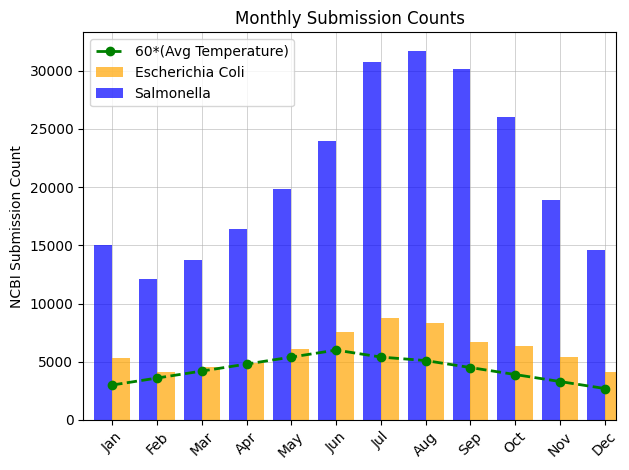
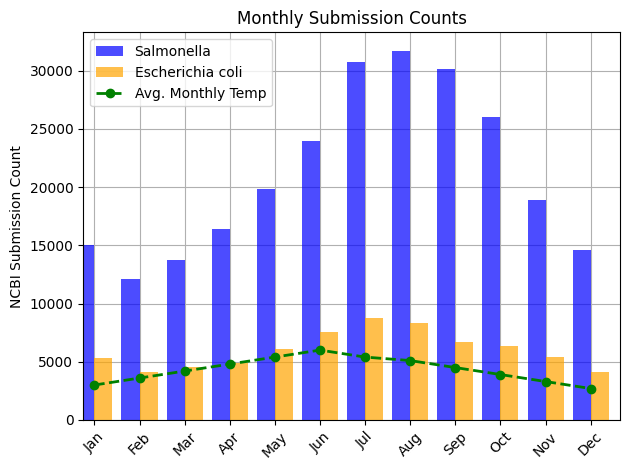
The change to this notebook cell's code, shown as a diff; its figure went from the first image to the second:
--- before
+++ after
@@ -1,17 +1,19 @@
-#Make a bar chart displaying monthly_counts1 and monthly_counts2
+#Make a bar chart displaying monthly_counts1 and monthly_counts2, and overlaying the average monthly temperatures as a line plot
+monthly_counts2.plot(kind='bar', color='blue', alpha=0.7, position=1, width=0.4, label='Salmonella')
+monthly_counts1.plot(kind='bar', color='orange', alpha=0.7, position=0, width=0.4, label='Escherichia coli')
+months_and_temps.plot(kind='line', color='green', marker='o', linestyle='--', linewidth=2, label='Avg. Monthly Temp')
+plt.title('Monthly Submission Counts')
+plt.grid()
+#place bars in front of grid
 
-monthly_counts1.plot(kind='bar', color='orange', alpha=0.7, position=0, width=0.4)
-monthly_counts2.plot(kind='bar', color='blue', alpha=0.7, position=1, width=0.4)
-monthly_avg_temps = [60*50, 60*60, 60*70, 60*80, 60*90, 60*100, 60*90, 60*85, 60*75, 60*65, 60*55, 60*45]
-# Add average monthly temperatures to the plot as a dashed line
-plt.plot(monthly_avg_temps, marker='o', color='green', linestyle='--', linewidth=2)
-plt.title('Monthly Submission Counts')
 plt.xlabel('')
 plt.ylabel('NCBI Submission Count')
 plt.xticks(rotation=45)
-plt.legend(['60*(Avg Temperature)', 'Escherichia Coli','Salmonella'])
-plt.grid(linewidth=0.4)
 plt.gca().set_axisbelow(True)
+handles, labels = plt.gca().get_legend_handles_labels()
+# Now you can safely reorder as needed
+order = [1, 2, 0]  # E. coli (orange), Salmonella (blue), Temp (green)
+plt.legend([handles[i] for i in order], [labels[i] for i in order])
+
 plt.tight_layout()
 plt.show()
-plt.savefig('submissions_by_month_562_590.png', dpi=300, bbox_inches='tight')

Commit: .